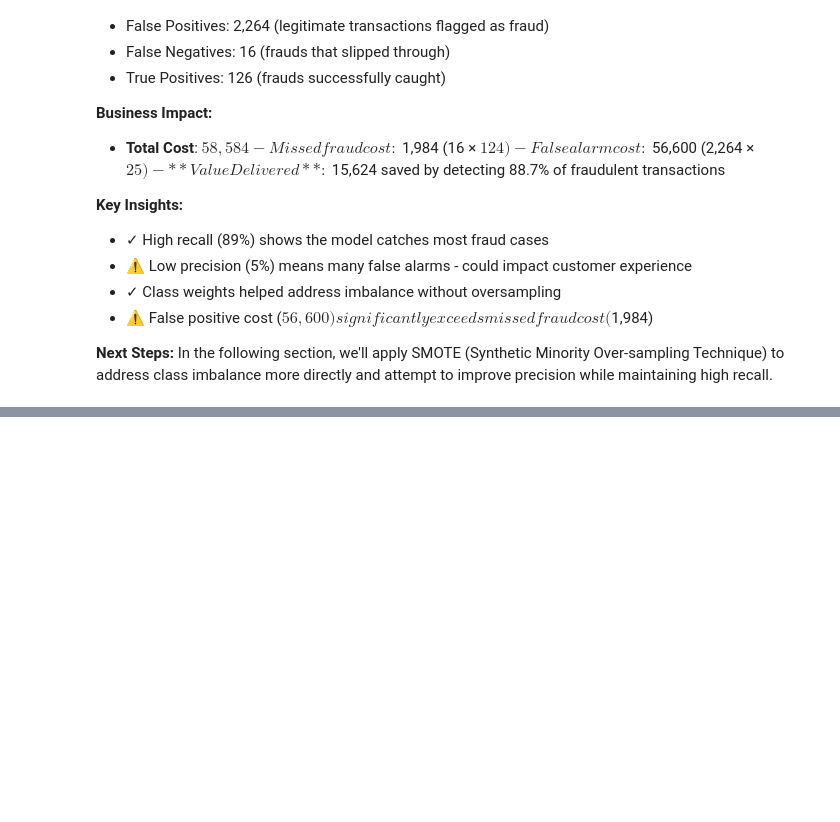
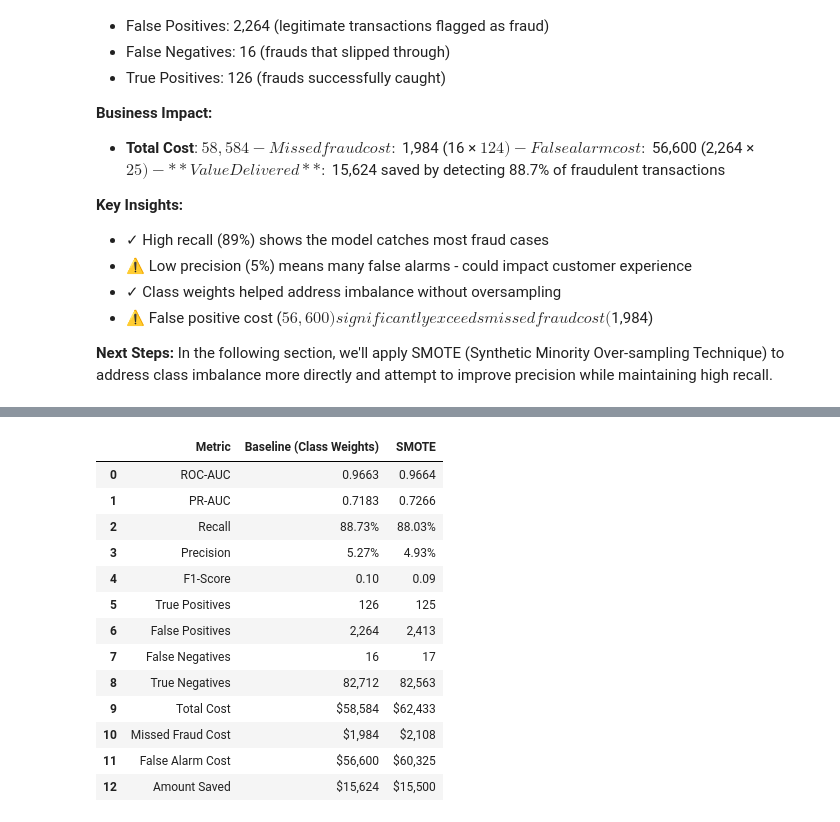
Before and after one commit to johnpospisil/credit-fraud-detection, a Jupyter notebook: credit-fraud-detection.ipynb, the cells around one changed output, grey strips where cells are left out. Cells and saved outputs as stored; diff of their text form; code cells hidden in the pictures; blank space fills up the shorter version.

```diff
--- a/credit-fraud-detection.ipynb
+++ b/credit-fraud-detection.ipynb
@@ -1117,0 +1288,79 @@ In the following section, we'll apply SMOTE (Synthetic Minority Over-sampling Te
+# %%
+# Create comparison table
+comparison_data = {
+    'Metric': [
+        'ROC-AUC',
+        'PR-AUC',
+        'Recall',
+        'Precision',
+        'F1-Score',
+        'True Positives',
+        'False Positives',
+        'False Negatives',
+        'True Negatives',
+        'Total Cost',
+        'Missed Fraud Cost',
+        'False Alarm Cost',
+        'Amount Saved'
+    ],
+    'Baseline (Class Weights)': [
+        f"{roc_auc:.4f}",
+        f"{pr_auc:.4f}",
+        f"{cm[1,1]/(cm[1,0]+cm[1,1]):.2%}",
+        f"{cm[1,1]/(cm[0,1]+cm[1,1]):.2%}",
+        f"{2 * (cm[1,1]/(cm[0,1]+cm[1,1])) * (cm[1,1]/(cm[1,0]+cm[1,1])) / ((cm[1,1]/(cm[0,1]+cm[1,1])) + (cm[1,1]/(cm[1,0]+cm[1,1]))):.2f}",
+        f"{cm[1,1]:,}",
+        f"{cm[0,1]:,}",
+        f"{cm[1,0]:,}",
+        f"{cm[0,0]:,}",
+        f"${total_cost:,}",
+        f"${fraud_cost:,}",
+        f"${fp_cost:,}",
+        f"${saved_amount:,}"
+    ],
+    'SMOTE': [
+        f"{roc_auc_smote:.4f}",
+        f"{pr_auc_smote:.4f}",
+        f"{cm_smote[1,1]/(cm_smote[1,0]+cm_smote[1,1]):.2%}",
+        f"{cm_smote[1,1]/(cm_smote[0,1]+cm_smote[1,1]):.2%}",
+        f"{2 * (cm_smote[1,1]/(cm_smote[0,1]+cm_smote[1,1])) * (cm_smote[1,1]/(cm_smote[1,0]+cm_smote[1,1])) / ((cm_smote[1,1]/(cm_smote[0,1]+cm_smote[1,1])) + (cm_smote[1,1]/(cm_smote[1,0]+cm_smote[1,1]))):.2f}",
+        f"{cm_smote[1,1]:,}",
+        f"{cm_smote[0,1]:,}",
+        f"{cm_smote[1,0]:,}",
+        f"{cm_smote[0,0]:,}",
+        f"${total_cost_smote:,}",
+        f"${fraud_cost_smote:,}",
+        f"${fp_cost_smote:,}",
+        f"${saved_amount_smote:,}"
+    ]
+}
+
+comparison_df = pd.DataFrame(comparison_data)
+
+print("="*70)
+print("MODEL COMPARISON: BASELINE vs SMOTE")
+print("="*70)
+display(comparison_df)
+
+# Calculate improvements
+print("\n" + "="*70)
+print("KEY IMPROVEMENTS / CHANGES")
+print("="*70)
+
+recall_change = (cm_smote[1,1]/(cm_smote[1,0]+cm_smote[1,1])) - (cm[1,1]/(cm[1,0]+cm[1,1]))
+precision_change = (cm_smote[1,1]/(cm_smote[0,1]+cm_smote[1,1])) - (cm[1,1]/(cm[0,1]+cm[1,1]))
+cost_change = total_cost_smote - total_cost
+fp_change = cm_smote[0,1] - cm[0,1]
+fn_change = cm_smote[1,0] - cm[1,0]
+
+print(f"Recall:          {recall_change:+.1%} ({'+' if recall_change > 0 else ''}{recall_change*100:.1f} percentage points)")
+print(f"Precision:       {precision_change:+.1%} ({'+' if precision_change > 0 else ''}{precision_change*100:.1f} percentage points)")
+print(f"False Positives: {fp_change:+,} ({'+' if fp_change > 0 else ''}{fp_change/(cm[0,1])*100:.1f}%)")
+print(f"False Negatives: {fn_change:+,} ({'+' if fn_change > 0 else ''}{fn_change/(cm[1,0])*100:.1f}%)")
+print(f"Total Cost:      ${cost_change:+,} ({'+' if cost_change > 0 else ''}{cost_change/total_cost*100:.1f}%)")
+
+if cost_change < 0:
+    print(f"\n✓ SMOTE reduced total cost by ${abs(cost_change):,}")
+else:
+    print(f"\n⚠ SMOTE increased total cost by ${cost_change:,}")
+# %% [output]
@@ -1117,0 +1370,14 @@ In the following section, we'll apply SMOTE (Synthetic Minority Over-sampling Te
+|  | Metric | Baseline (Class Weights) | SMOTE |
+| 0 | ROC-AUC | 0.9663 | 0.9664 |
+| 1 | PR-AUC | 0.7183 | 0.7266 |
+| 2 | Recall | 88.73% | 88.03% |
+| 3 | Precision | 5.27% | 4.93% |
+| 4 | F1-Score | 0.10 | 0.09 |
+| 5 | True Positives | 126 | 125 |
+| 6 | False Positives | 2,264 | 2,413 |
+| 7 | False Negatives | 16 | 17 |
+| 8 | True Negatives | 82,712 | 82,563 |
+| 9 | Total Cost | $58,584 | $62,433 |
+| 10 | Missed Fraud Cost | $1,984 | $2,108 |
+| 11 | False Alarm Cost | $56,600 | $60,325 |
+| 12 | Amount Saved | $15,624 | $15,500 |
```
Also changed, not shown: parts of 24 cells of this notebook.
